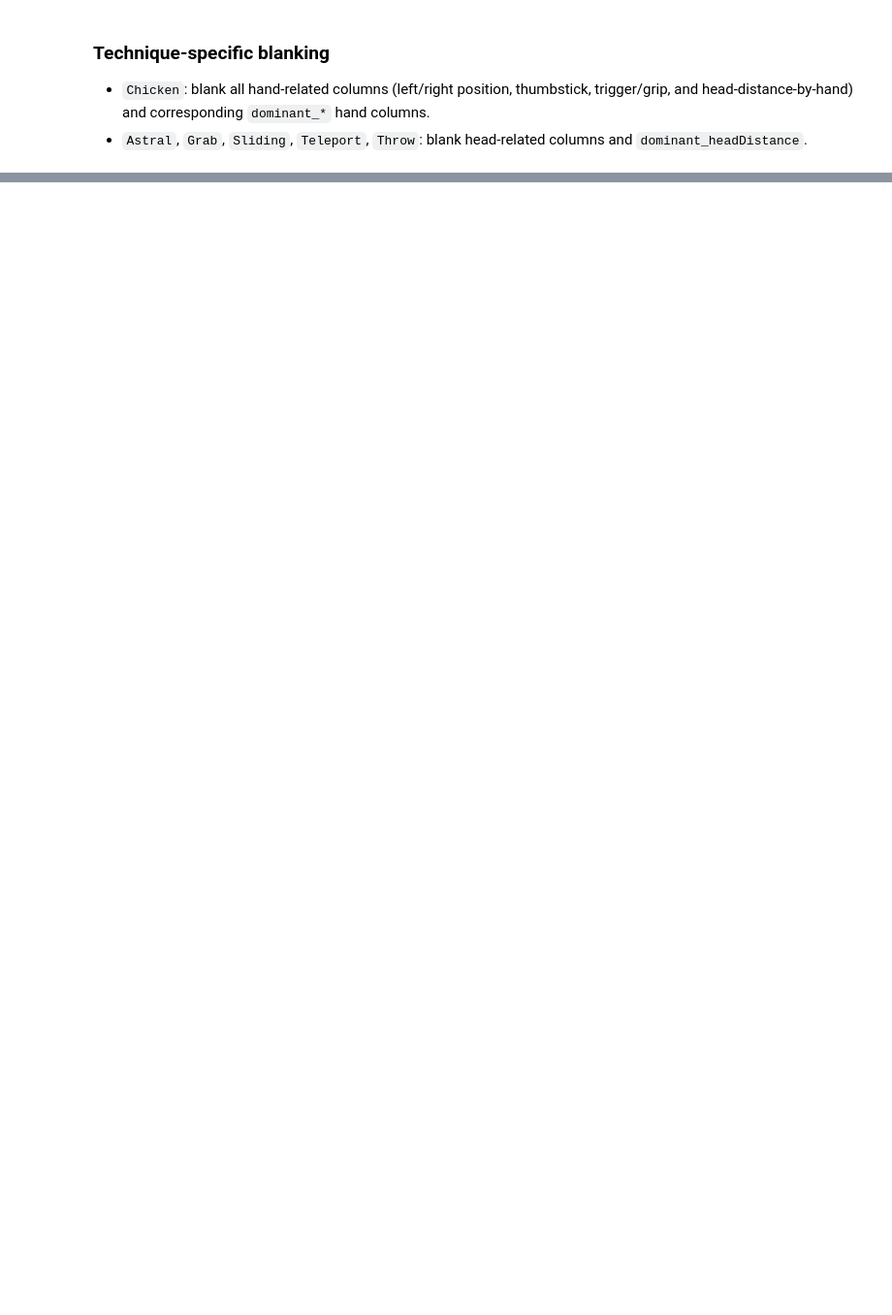
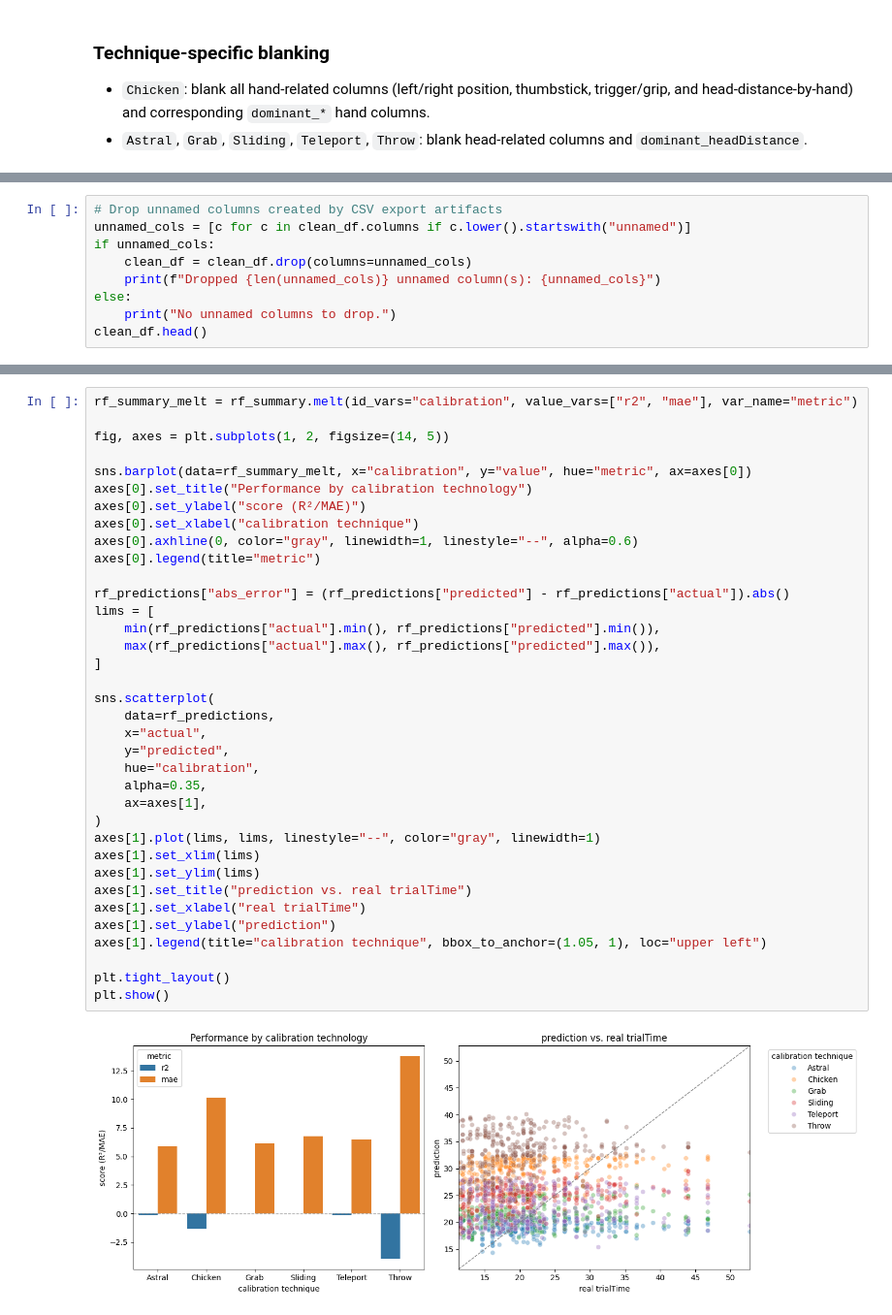
Before and after one commit to A-l-an/IOTA5002-Data-driven-Modeling-Final, a Jupyter notebook: data_cleaning.ipynb, the cells around one changed output, grey strips where cells are left out. Shown at 97% size. Cells and saved outputs as stored; diff of their text form; blank space fills up the shorter version.

```diff
--- a/data_cleaning.ipynb
+++ b/data_cleaning.ipynb
@@ -175,0 +177,9 @@ Head columns blanked for Astral/Grab/Sliding/Teleport/Throw rows: 345 rows
+# %%
+# Drop unnamed columns created by CSV export artifacts
+unnamed_cols = [c for c in clean_df.columns if c.lower().startswith("unnamed")]
+if unnamed_cols:
+    clean_df = clean_df.drop(columns=unnamed_cols)
+    print(f"Dropped {len(unnamed_cols)} unnamed column(s): {unnamed_cols}")
+else:
+    print("No unnamed columns to drop.")
+clean_df.head()
@@ -181,0 +371,38 @@ Saved cleaned data to data_cleaned.csv without adding dominant-hand feature colu
+# %%
+rf_summary_melt = rf_summary.melt(id_vars="calibration", value_vars=["r2", "mae"], var_name="metric")
+
+fig, axes = plt.subplots(1, 2, figsize=(14, 5))
+
+sns.barplot(data=rf_summary_melt, x="calibration", y="value", hue="metric", ax=axes[0])
+axes[0].set_title("Performance by calibration technology")
+axes[0].set_ylabel("score (R²/MAE)")
+axes[0].set_xlabel("calibration technique")
+axes[0].axhline(0, color="gray", linewidth=1, linestyle="--", alpha=0.6)
+axes[0].legend(title="metric")
+
+rf_predictions["abs_error"] = (rf_predictions["predicted"] - rf_predictions["actual"]).abs()
+lims = [
+    min(rf_predictions["actual"].min(), rf_predictions["predicted"].min()),
+    max(rf_predictions["actual"].max(), rf_predictions["predicted"].max()),
+]
+
+sns.scatterplot(
+    data=rf_predictions,
+    x="actual",
+    y="predicted",
+    hue="calibration",
+    alpha=0.35,
+    ax=axes[1],
+)
+axes[1].plot(lims, lims, linestyle="--", color="gray", linewidth=1)
+axes[1].set_xlim(lims)
+axes[1].set_ylim(lims)
+axes[1].set_title("prediction vs. real trialTime")
+axes[1].set_xlabel("real trialTime")
+axes[1].set_ylabel("prediction")
+axes[1].legend(title="calibration technique", bbox_to_anchor=(1.05, 1), loc="upper left")
+
+plt.tight_layout()
+plt.show()
+# %% [output]
+[figure, added]
```
Also changed, not shown: parts of 16 cells of this notebook, 3 other files.
